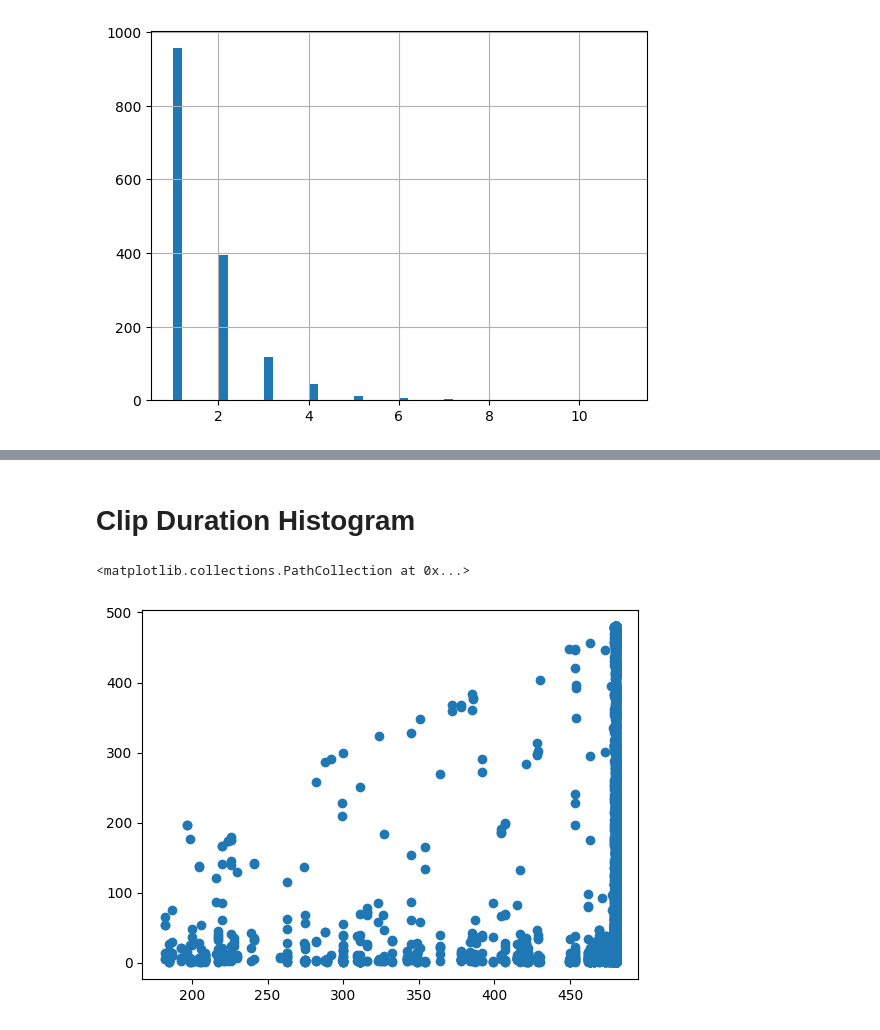
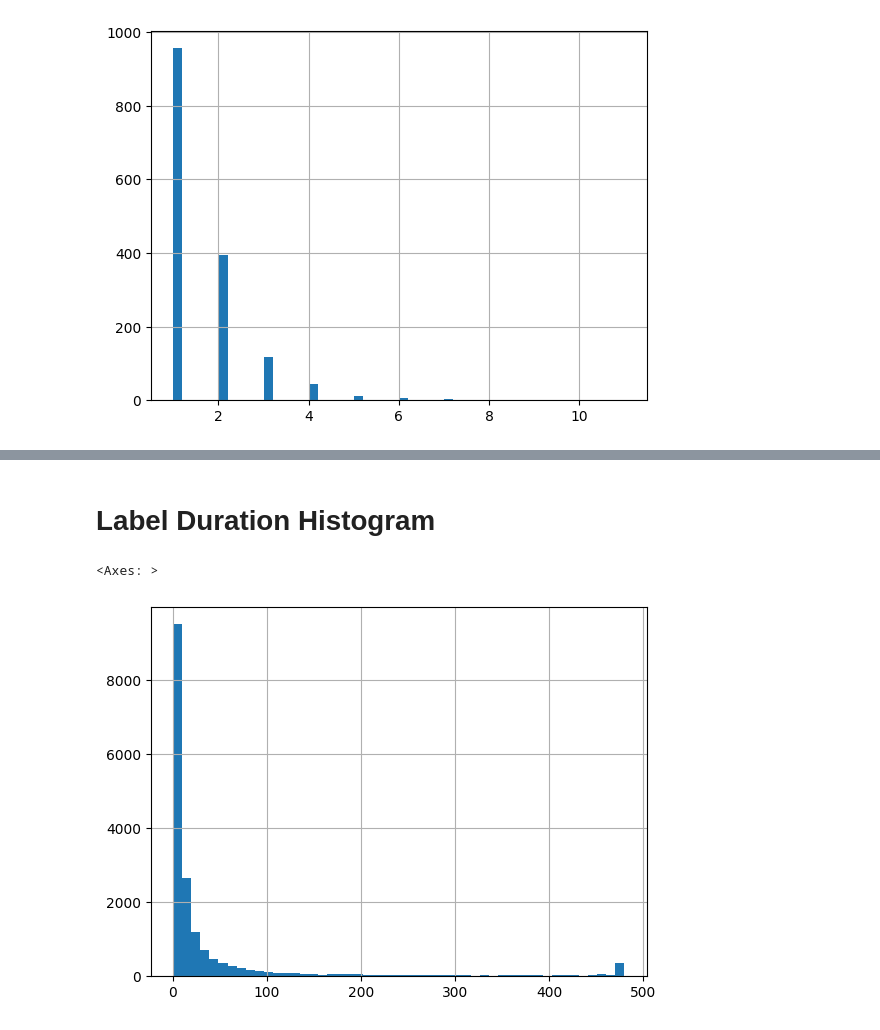
Before and after one commit to ardarslan/egocentric-video-understanding, a Jupyter notebook: scripts/03_analyze_data/check_annotation_distribution.ipynb, the cells around one changed output, grey strips where cells are left out. Saved outputs shown, nothing was run; the diff lists cells and outputs as text; code cells hidden in the pictures.

```diff
--- a/scripts/03_analyze_data/check_annotation_distribution.ipynb
+++ b/scripts/03_analyze_data/check_annotation_distribution.ipynb
@@ -16,17 +16,17 @@ annotations_data = []
 
 for clip_id, clip_info in annotation_dict.items():
     video_id = clip_info["video_id"]
-    duration = clip_info["duration"]
-    v_duration = clip_info["v_duration"]
+    clip_duration = clip_info["duration"]
+    # v_duration = clip_info["v_duration"]
     fps = clip_info["fps"]
     subset = clip_info["subset"]
     if subset in ["train", "val"]:
         for annotation in clip_info["annotations"]:
-            annotations_data.append((subset, annotation["label"], video_id, clip_id, duration, v_duration, fps, annotation["segment"][1] - annotation["segment"][0]))
+            annotations_data.append((subset, annotation["label"], video_id, clip_id, clip_duration, fps, annotation["segment"][1] - annotation["segment"][0]))
     else:
-        annotations_data.append((subset, np.NaN, video_id, clip_id, duration, v_duration, fps, np.NaN))
+        annotations_data.append((subset, np.NaN, video_id, clip_id, clip_duration, fps, np.NaN))
 
-annotations_df = pd.DataFrame(data=annotations_data, columns=["subset", "label", "video_id", "clip_id", "duration", "video_duration", "fps", "label_duration"])
+annotations_df = pd.DataFrame(data=annotations_data, columns=["subset", "label", "video_id", "clip_id", "clip_duration", "fps", "label_duration"])
 # %% [markdown]
 # FPS Histogram
 # %%
@@ -61,7 +68,7 @@ annotations_df.groupby(["video_id"]).agg({"clip_id": "nunique"})["clip_id"].hist
 # %% [markdown]
-# Clip Duration Histogram
+# Label Duration Histogram
 # %%
-plt.scatter(annotations_df["duration"].values, annotations_df["clip_duration"].values)
+annotations_df["label_duration"].hist(bins=50)
 # %% [output]
-<matplotlib.collections.PathCollection at 0x...>
+<Axes: >
-[figure, old version]
+[figure, new version]
```
Also changed, not shown: parts of 3 cells of this notebook, 4 other files.
